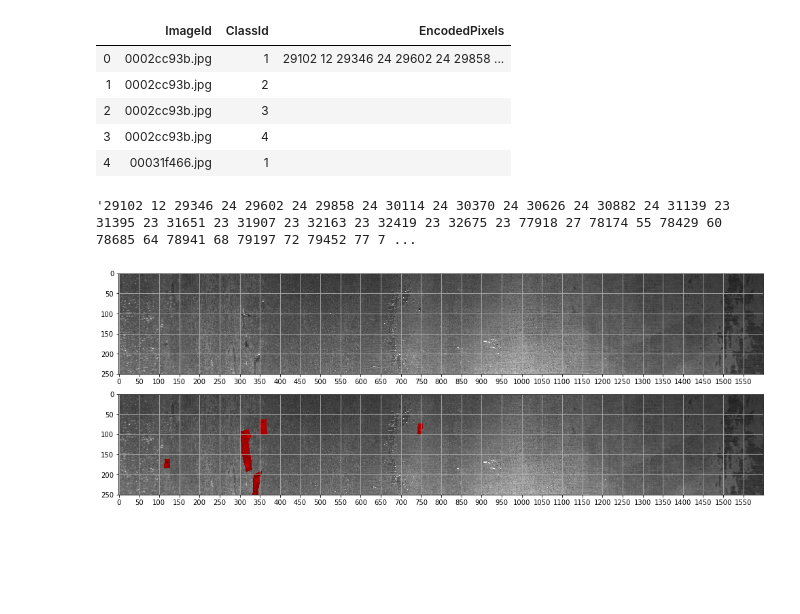
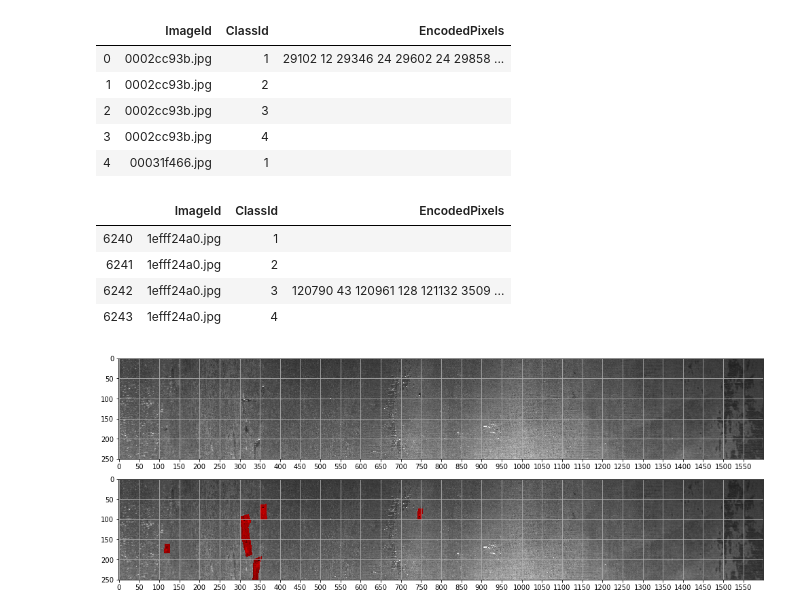
Before and after one commit to chamhoo/Severstal, a Jupyter notebook: EDA/EDA_1.ipynb, the cells around one changed output. Saved outputs shown, nothing was run; the diff lists cells and outputs as text; code cells hidden in the pictures; blank space fills up the shorter version.

```diff
--- a/EDA/EDA_1.ipynb
+++ b/EDA/EDA_1.ipynb
@@ -78,10 +78,14 @@ train_df.head()
 | 2 | 0002cc93b.jpg | 3 |  |
 | 3 | 0002cc93b.jpg | 4 |  |
 | 4 | 00031f466.jpg | 1 |  |
-# %%
-train_df.EncodedPixels[0]
-# %% [output]
-'29102 12 29346 24 29602 24 29858 24 30114 24 30370 24 30626 24 30882 24 31139 23 31395 23 31651 23 31907 23 32163 23 32419 23 32675 23 77918 27 78174 55 78429 60 78685 64 78941 68 79197 72 79452 77 7 ...
+# %%
+train_df[train_df.ImageId == '1efff24a0.jpg']
+# %% [output]
+|  | ImageId | ClassId | EncodedPixels |
+| 6240 | 1efff24a0.jpg | 1 |  |
+| 6241 | 1efff24a0.jpg | 2 |  |
+| 6242 | 1efff24a0.jpg | 3 | 120790 43 120961 128 121132 3509 ... |
+| 6243 | 1efff24a0.jpg | 4 |  |
 # %%
 iminfo = {1: train_df.EncodedPixels[0]}
 
```
Also changed, not shown: 10 other files.
